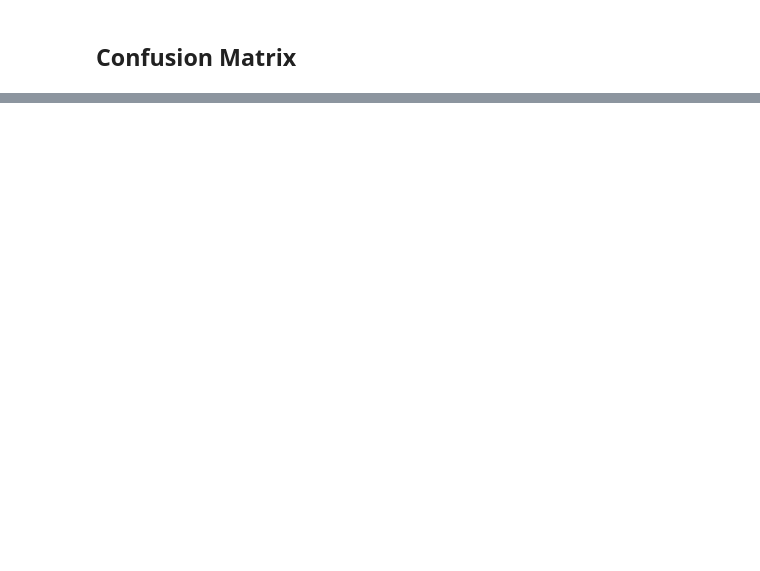
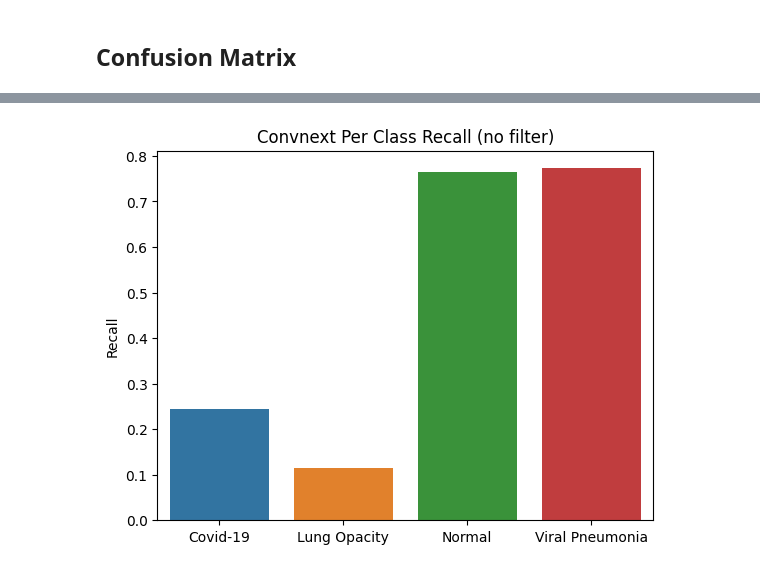
Before and after one commit to Antonio-Tresol/ML_Project_II_Image_classification, a Jupyter notebook: metrics/metrics_analysis.ipynb, the cells around one changed output, grey strips where cells are left out. Drawn from its saved outputs; the diff is of its cells as text; code cells hidden in the pictures; blank space fills up the shorter version.

```diff
--- a/metrics/metrics_analysis.ipynb
+++ b/metrics/metrics_analysis.ipynb
@@ -45,0 +56,4 @@ plot_per_class_metric(data=convnext_per_class_metrics_no_filter, metric_name='Re
+# %%
+plot_per_class_metric(data=convnext_per_class_metrics_no_filter, metric_name='Recall', title="Convnext Per Class Recall (no filter)")
+# %% [output]
+[figure, added]
```
Also changed, not shown: parts of 13 cells of this notebook, 4 other files.
